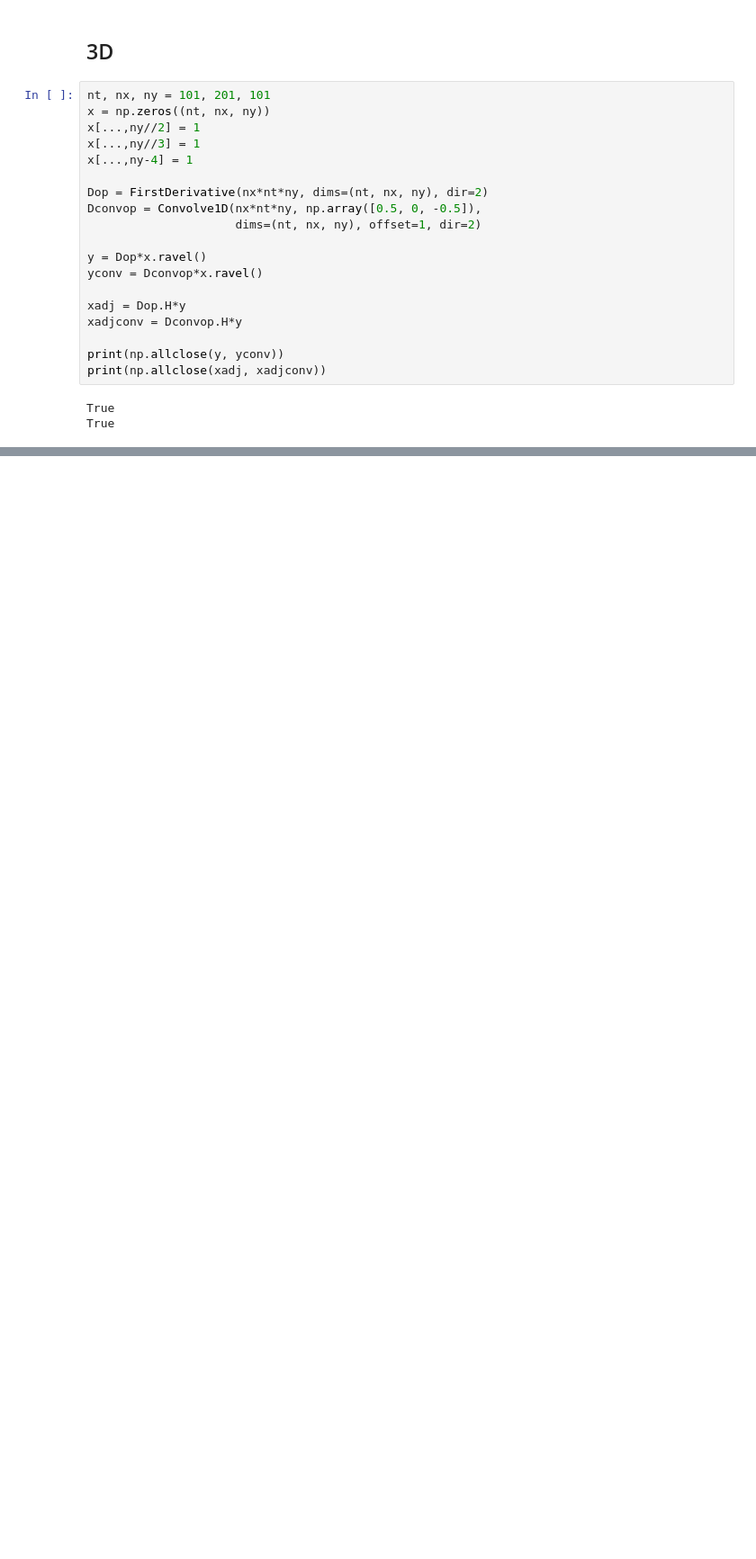
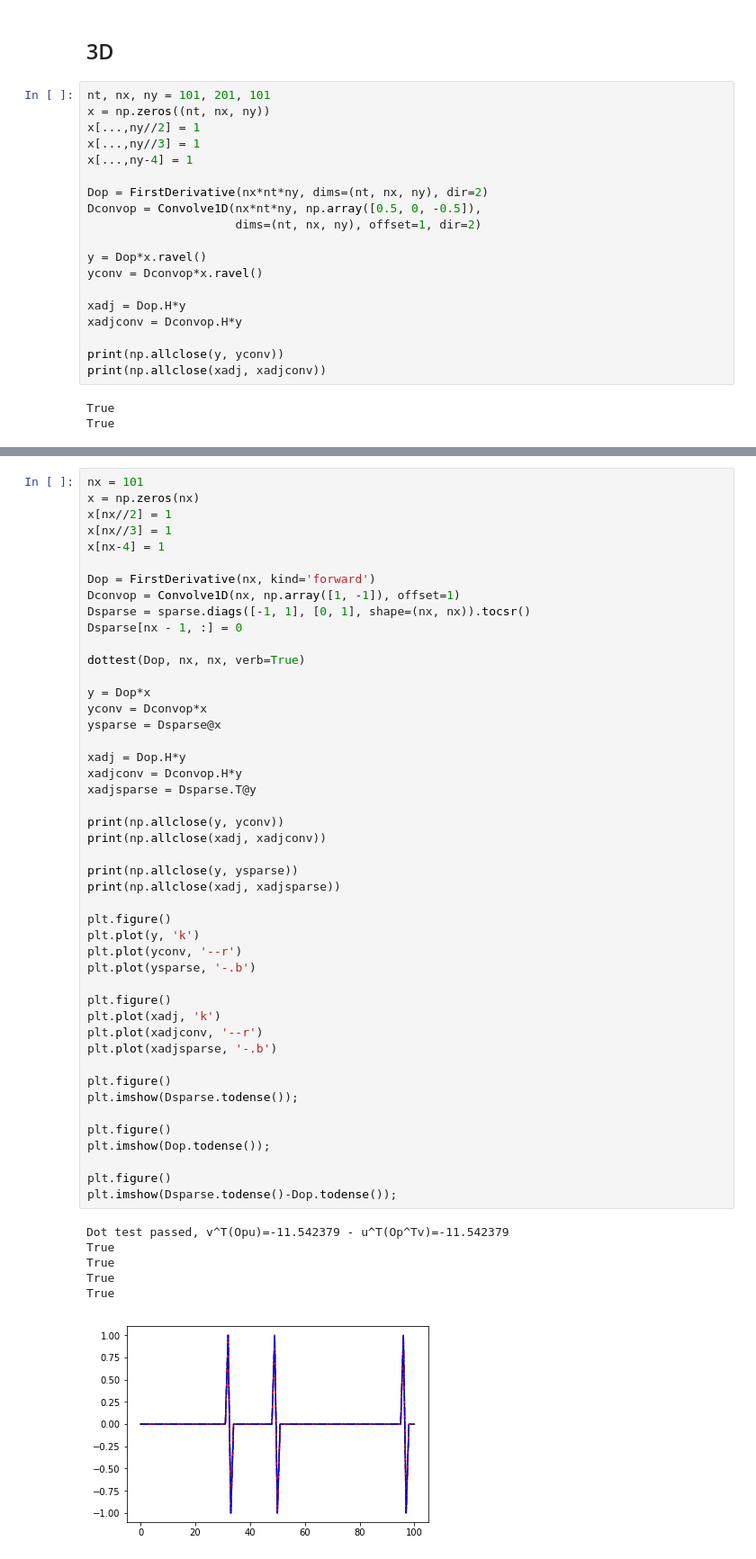
Before and after one commit to PyLops/pylops_notebooks, a Jupyter notebook: developement/Derivative.ipynb, the cells around one changed output, grey strips where cells are left out. Shown at 90% size. Saved outputs shown, nothing was run; the diff lists cells and outputs as text; blank space fills up the shorter version.

Commit message:
Added forward and backward derivatives to Derivative.ipynb

```diff
--- a/developement/Derivative.ipynb
+++ b/developement/Derivative.ipynb
@@ -179,0 +188,53 @@ True
+# %%
+nx = 101
+x = np.zeros(nx)
+x[nx//2] = 1
+x[nx//3] = 1
+x[nx-4] = 1
+
+Dop = FirstDerivative(nx, kind='forward')
+Dconvop = Convolve1D(nx, np.array([1, -1]), offset=1)
+Dsparse = sparse.diags([-1, 1], [0, 1], shape=(nx, nx)).tocsr()
+Dsparse[nx - 1, :] = 0
+
+dottest(Dop, nx, nx, verb=True)
+
+y = Dop*x
+yconv = Dconvop*x
+ysparse = Dsparse@x
+
+xadj = Dop.H*y
+xadjconv = Dconvop.H*y
+xadjsparse = Dsparse.T@y
+
+print(np.allclose(y, yconv))
+print(np.allclose(xadj, xadjconv))
+
+print(np.allclose(y, ysparse))
+print(np.allclose(xadj, xadjsparse))
+
+plt.figure()
+plt.plot(y, 'k')
+plt.plot(yconv, '--r')
+plt.plot(ysparse, '-.b')
+
+plt.figure()
+plt.plot(xadj, 'k')
+plt.plot(xadjconv, '--r')
+plt.plot(xadjsparse, '-.b')
+
+plt.figure()
+plt.imshow(Dsparse.todense());
+
+plt.figure()
+plt.imshow(Dop.todense());
+
+plt.figure()
+plt.imshow(Dsparse.todense()-Dop.todense());
+# %% [output]
+Dot test passed, v^T(Opu)=-11.542379 - u^T(Op^Tv)=-11.542379
+True
+True
+True
+True
+[figure, added]
```
Also changed, not shown: parts of 15 cells of this notebook.
